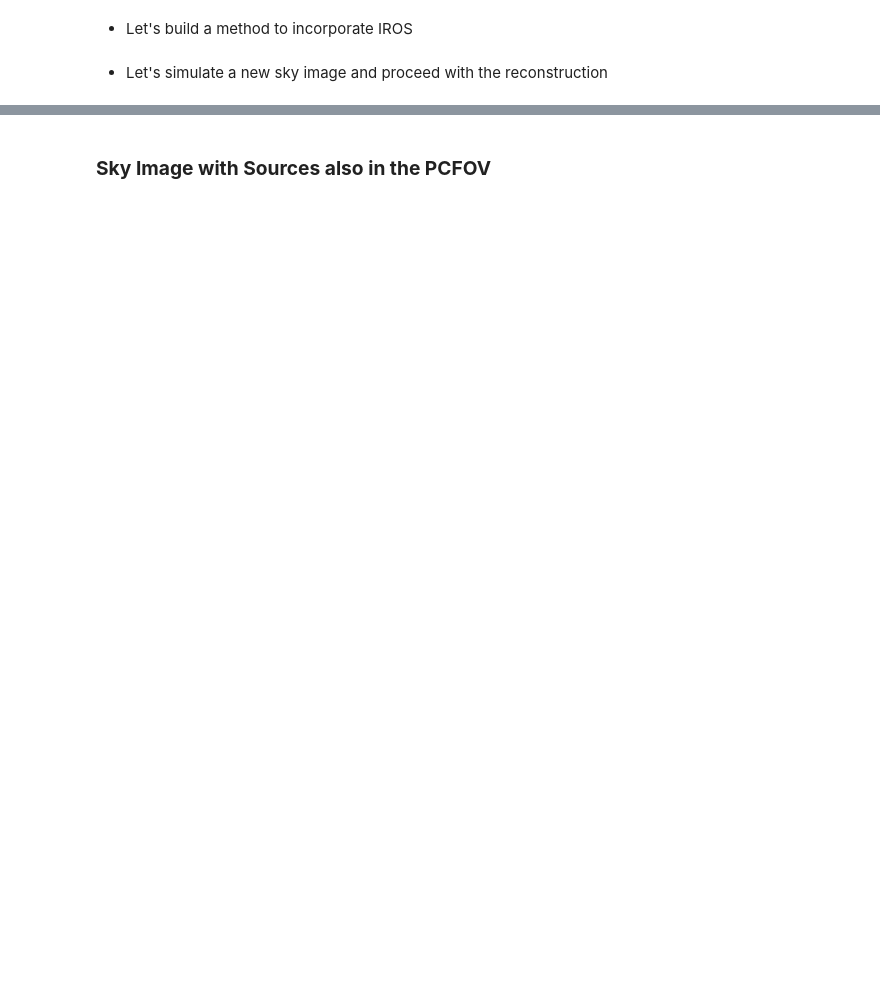
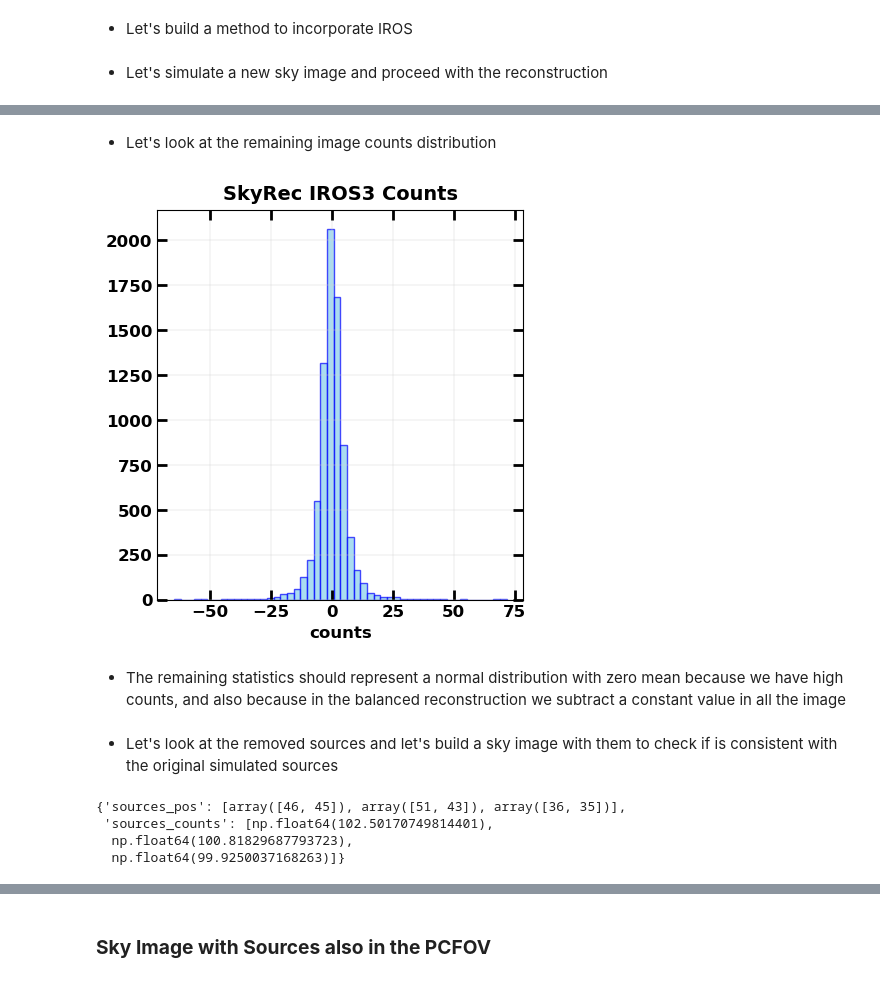
Before and after one commit to EdoardoGiancarli/Reconstruction_Masks_Test, a Jupyter notebook: Img_ReconstructionMethods_2D/iros_implementation.ipynb, the cells around one changed output, grey strips where cells are left out. Drawn from its saved outputs; the diff is of its cells as text; code cells hidden in the pictures; blank space fills up the shorter version.

```diff
--- a/Img_ReconstructionMethods_2D/iros_implementation.ipynb
+++ b/Img_ReconstructionMethods_2D/iros_implementation.ipynb
@@ -474,0 +451,34 @@ Number of outliers with SNR(σ) over 25 at iteration 3: 4
+# %% [markdown]
+- Let's look at the remaining image counts distribution
+# %%
+import matplotlib.pyplot as plt
+
+post_iros_skyrec = iros_skyrec.copy()
+post_iros_skyrec[iros_skyrec > 300] = 0
+post_iros_skyrec[iros_skyrec < -300] = 0
+
+fig, ax = plt.subplots(1, 1, figsize=(4.5, 4.5))
+fig.tight_layout()
+ax.hist(post_iros_skyrec.reshape(-1), bins=50, color='SkyBlue', edgecolor='b', alpha=0.7)
+ax.set_xlabel("counts", fontsize=12, fontweight='bold')
+ax.set_title("SkyRec IROS3 Counts", fontsize=14, pad=8, fontweight='bold')
+ax.grid(visible=True, color="lightgray", linestyle="-", linewidth=0.3)
+ax.tick_params(which='both', direction='in', width=2)
+ax.tick_params(which='major', length=7)
+ax.tick_params(which='minor', length=4)
+ax.xaxis.set_ticks_position('both')
+ax.yaxis.set_ticks_position('both')
+plt.show()
+# %% [output]
+[figure, added]
+# %% [markdown]
+- The remaining statistics should represent a normal distribution with zero mean because we have high counts, and also because in the balanced reconstruction we subtract a constant value in all the image
+# %% [markdown]
+- Let's look at the removed sources and let's build a sky image with them to check if is consistent with the original simulated sources
+# %%
+sources_dataset
+# %% [output]
+{'sources_pos': [array([46, 45]), array([51, 43]), array([36, 35])],
+ 'sources_counts': [np.float64(102.50170749814401),
+  np.float64(100.81829687793723),
+  np.float64(99.9250037168263)]}
```
Also changed, not shown: parts of 12 cells of this notebook, 3 other files.
